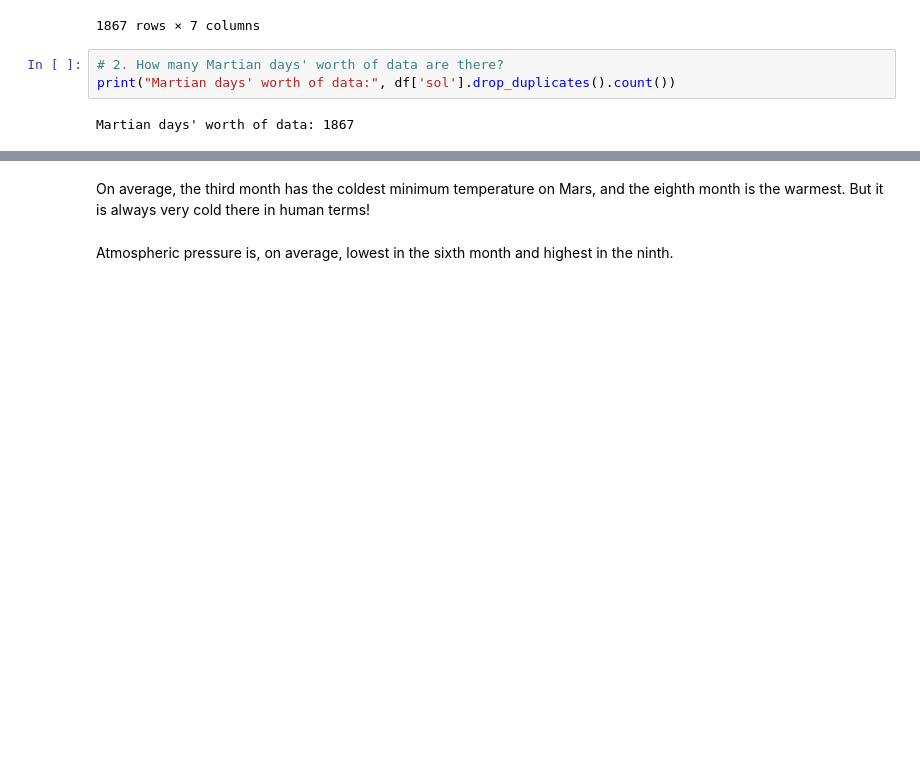
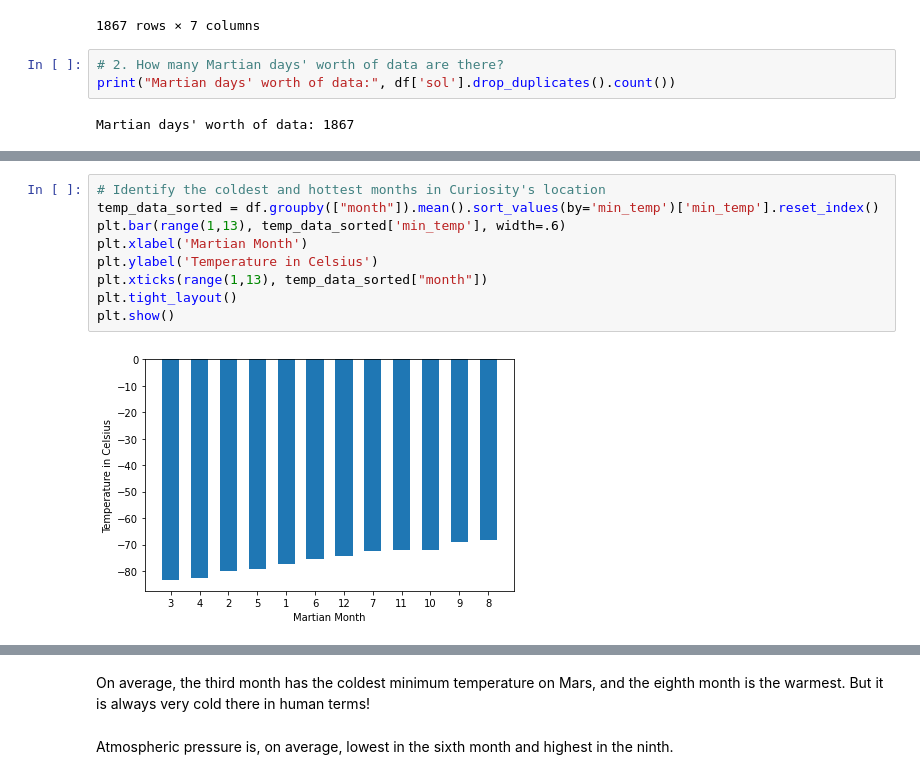
Before and after one commit to scheaton/web-scraping-challenge, a Jupyter notebook: part_2_mars_weather.ipynb, the cells around one changed output, grey strips where cells are left out. Saved outputs shown, nothing was run; the diff lists cells and outputs as text; blank space fills up the shorter version.

```diff
--- a/part_2_mars_weather.ipynb
+++ b/part_2_mars_weather.ipynb
@@ -244,2 +242,13 @@ AttributeError: 'AxesSubplot' object has no attribute 'Axes'
+# %%
+# Identify the coldest and hottest months in Curiosity's location
+temp_data_sorted = df.groupby(["month"]).mean().sort_values(by='min_temp')['min_temp'].reset_index()
+plt.bar(range(1,13), temp_data_sorted['min_temp'], width=.6)
+plt.xlabel('Martian Month')
+plt.ylabel('Temperature in Celsius')
+plt.xticks(range(1,13), temp_data_sorted["month"])
+plt.tight_layout()
+plt.show()
+# %% [output]
+[figure, added]
 # %%
 # 4. Average pressure by Martian month
```
Also changed, not shown: parts of 11 cells of this notebook.
